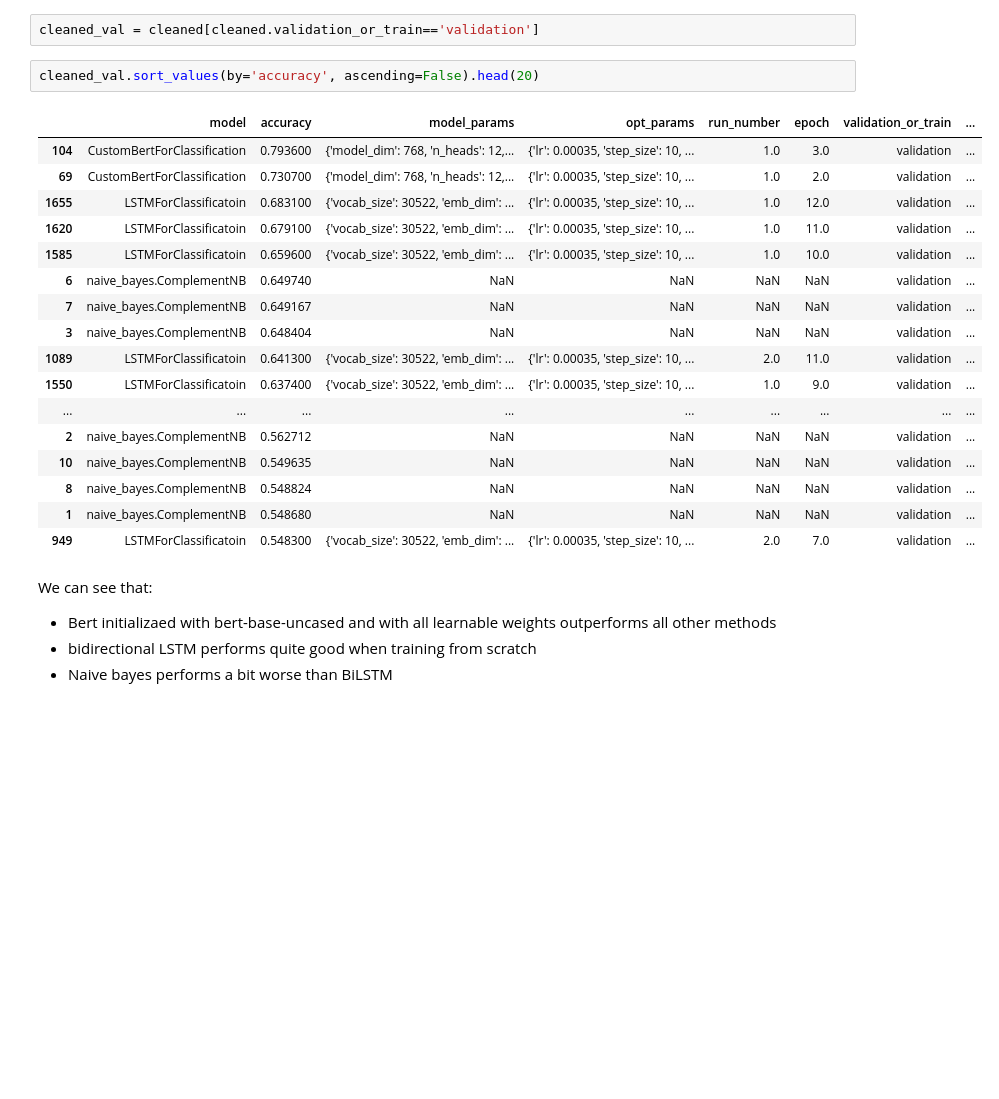
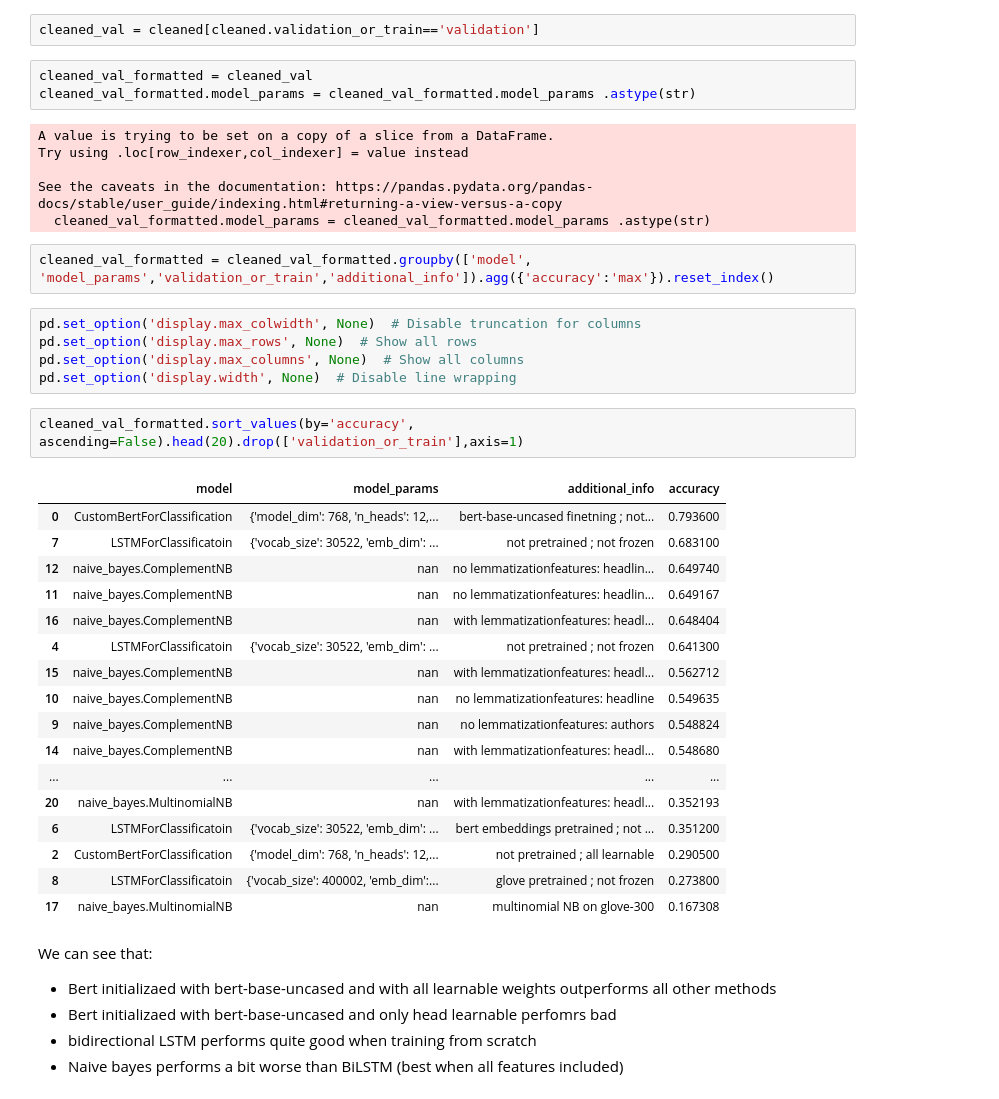
Before and after one commit to valera2444/news-category-prediction, a Jupyter notebook: notebooks/experiment_analysis.ipynb, the cells around one changed output. Saved outputs shown, nothing was run; the diff lists cells and outputs as text; blank space fills up the shorter version.

```diff
--- a/notebooks/experiment_analysis.ipynb
+++ b/notebooks/experiment_analysis.ipynb
@@ -394,29 +379,46 @@ Blue line - training from scratch
 Below are some general notes
 # %%
 cleaned_val = cleaned[cleaned.validation_or_train=='validation']
+# %%
+cleaned_val_formatted = cleaned_val
+cleaned_val_formatted.model_params = cleaned_val_formatted.model_params .astype(str)
+# %% [output]
+A value is trying to be set on a copy of a slice from a DataFrame.
+Try using .loc[row_indexer,col_indexer] = value instead
+
+See the caveats in the documentation: https://pandas.pydata.org/pandas-docs/stable/user_guide/indexing.html#returning-a-view-versus-a-copy
+  cleaned_val_formatted.model_params = cleaned_val_formatted.model_params .astype(str)
+# %%
+cleaned_val_formatted = cleaned_val_formatted.groupby(['model', 'model_params','validation_or_train','additional_info']).agg({'accuracy':'max'}).reset_index()
+# %%
+pd.set_option('display.max_colwidth', None)  # Disable truncation for columns
+pd.set_option('display.max_rows', None)  # Show all rows
+pd.set_option('display.max_columns', None)  # Show all columns
+pd.set_option('display.width', None)  # Disable line wrapping
 # %%
-cleaned_val.sort_values(by='accuracy', ascending=False).head(20)
+cleaned_val_formatted.sort_values(by='accuracy', ascending=False).head(20).drop(['validation_or_train'],axis=1)
 # %% [output]
-|  | model | accuracy | model_params | opt_params | run_number | epoch | validation_or_train | ... |
-| 104 | CustomBertForClassification | 0.793600 | {'model_dim': 768, 'n_heads': 12,... | {'lr': 0.00035, 'step_size': 10, ... | 1.0 | 3.0 | validation | ... |
-| 69 | CustomBertForClassification | 0.730700 | {'model_dim': 768, 'n_heads': 12,... | {'lr': 0.00035, 'step_size': 10, ... | 1.0 | 2.0 | validation | ... |
-| 1655 | LSTMForClassificatoin | 0.683100 | {'vocab_size': 30522, 'emb_dim': ... | {'lr': 0.00035, 'step_size': 10, ... | 1.0 | 12.0 | validation | ... |
-| 1620 | LSTMForClassificatoin | 0.679100 | {'vocab_size': 30522, 'emb_dim': ... | {'lr': 0.00035, 'step_size': 10, ... | 1.0 | 11.0 | validation | ... |
-| 1585 | LSTMForClassificatoin | 0.659600 | {'vocab_size': 30522, 'emb_dim': ... | {'lr': 0.00035, 'step_size': 10, ... | 1.0 | 10.0 | validation | ... |
-| 6 | naive_bayes.ComplementNB | 0.649740 | NaN | NaN | NaN | NaN | validation | ... |
-| 7 | naive_bayes.ComplementNB | 0.649167 | NaN | NaN | NaN | NaN | validation | ... |
-| 3 | naive_bayes.ComplementNB | 0.648404 | NaN | NaN | NaN | NaN | validation | ... |
-| 1089 | LSTMForClassificatoin | 0.641300 | {'vocab_size': 30522, 'emb_dim': ... | {'lr': 0.00035, 'step_size': 10, ... | 2.0 | 11.0 | validation | ... |
-| 1550 | LSTMForClassificatoin | 0.637400 | {'vocab_size': 30522, 'emb_dim': ... | {'lr': 0.00035, 'step_size': 10, ... | 1.0 | 9.0 | validation | ... |
-| ... | ... | ... | ... | ... | ... | ... | ... | ... |
-| 2 | naive_bayes.ComplementNB | 0.562712 | NaN | NaN | NaN | NaN | validation | ... |
-| 10 | naive_bayes.ComplementNB | 0.549635 | NaN | NaN | NaN | NaN | validation | ... |
-| 8 | naive_bayes.ComplementNB | 0.548824 | NaN | NaN | NaN | NaN | validation | ... |
-| 1 | naive_bayes.ComplementNB | 0.548680 | NaN | NaN | NaN | NaN | validation | ... |
-| 949 | LSTMForClassificatoin | 0.548300 | {'vocab_size': 30522, 'emb_dim': ... | {'lr': 0.00035, 'step_size': 10, ... | 2.0 | 7.0 | validation | ... |
+|  | model | model_params | additional_info | accuracy |
+| 0 | CustomBertForClassification | {'model_dim': 768, 'n_heads': 12,... | bert-base-uncased finetning ; not... | 0.793600 |
+| 7 | LSTMForClassificatoin | {'vocab_size': 30522, 'emb_dim': ... | not pretrained ; not frozen | 0.683100 |
+| 12 | naive_bayes.ComplementNB | nan | no lemmatizationfeatures: headlin... | 0.649740 |
+| 11 | naive_bayes.ComplementNB | nan | no lemmatizationfeatures: headlin... | 0.649167 |
+| 16 | naive_bayes.ComplementNB | nan | with lemmatizationfeatures: headl... | 0.648404 |
+| 4 | LSTMForClassificatoin | {'vocab_size': 30522, 'emb_dim': ... | not pretrained ; not frozen | 0.641300 |
+| 15 | naive_bayes.ComplementNB | nan | with lemmatizationfeatures: headl... | 0.562712 |
+| 10 | naive_bayes.ComplementNB | nan | no lemmatizationfeatures: headline | 0.549635 |
+| 9 | naive_bayes.ComplementNB | nan | no lemmatizationfeatures: authors | 0.548824 |
+| 14 | naive_bayes.ComplementNB | nan | with lemmatizationfeatures: headl... | 0.548680 |
+| ... | ... | ... | ... | ... |
+| 20 | naive_bayes.MultinomialNB | nan | with lemmatizationfeatures: headl... | 0.352193 |
+| 6 | LSTMForClassificatoin | {'vocab_size': 30522, 'emb_dim': ... | bert embeddings pretrained ; not ... | 0.351200 |
+| 2 | CustomBertForClassification | {'model_dim': 768, 'n_heads': 12,... | not pretrained ; all learnable | 0.290500 |
+| 8 | LSTMForClassificatoin | {'vocab_size': 400002, 'emb_dim':... | glove pretrained ; not frozen | 0.273800 |
+| 17 | naive_bayes.MultinomialNB | nan | multinomial NB on glove-300 | 0.167308 |
 # %% [markdown]
 We can see that:
 
 - Bert initializaed with bert-base-uncased and with all learnable weights outperforms all other methods
+- Bert initializaed with bert-base-uncased and only head learnable perfomrs bad
 - bidirectional LSTM performs quite good when training from scratch
-- Naive bayes performs a bit worse than BiLSTM
+- Naive bayes performs a bit worse than BiLSTM (best when all features included)
```
Also changed, not shown: parts of 2 cells of this notebook.
